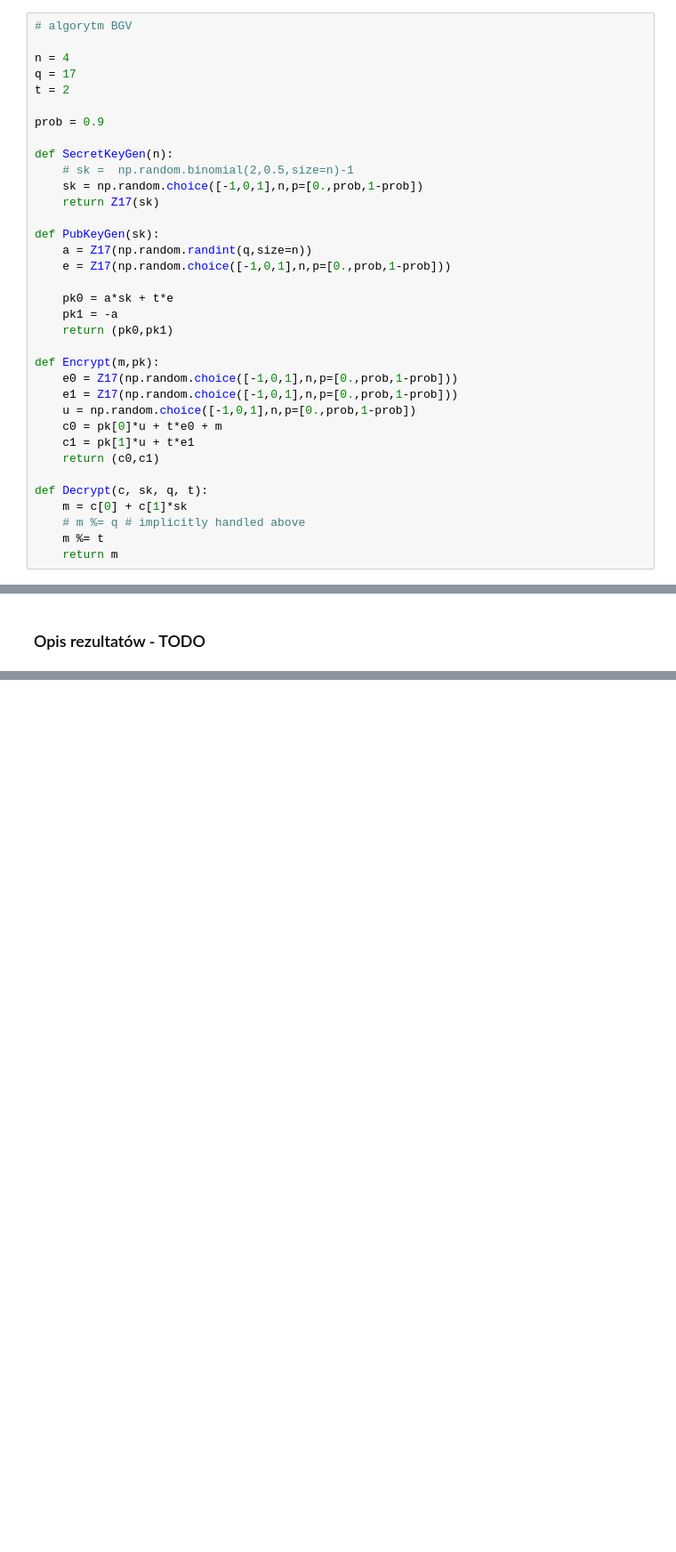
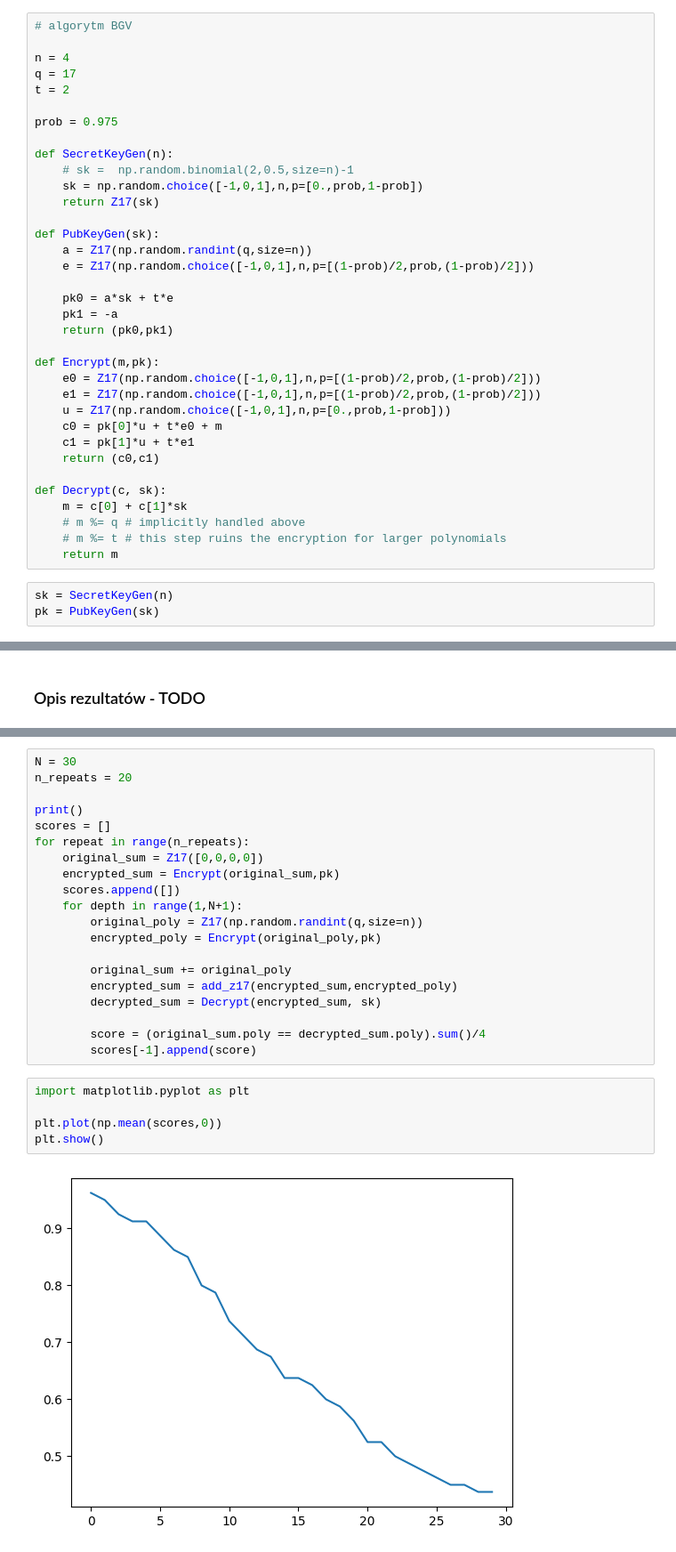
Before and after one commit to my-alaska/cryptography-in-data-analysis, a Jupyter notebook: HOMOMORPHIC_ENCRYPTION/FHE_lab_02.ipynb, the cells around one changed output, grey strips where cells are left out. Shown: that part at 89% size. Drawn from its saved outputs; the diff is of its cells as text; blank space fills up the shorter version.

```diff
--- a/HOMOMORPHIC_ENCRYPTION/FHE_lab_02.ipynb
+++ b/HOMOMORPHIC_ENCRYPTION/FHE_lab_02.ipynb
@@ -51,7 +51,7 @@ n = 4
 q = 17
 t = 2
 
-prob = 0.9
+prob = 0.975
 
 def SecretKeyGen(n):
     # sk =  np.random.binomial(2,0.5,size=n)-1
@@ -60,25 +60,28 @@ def SecretKeyGen(n):
 
 def PubKeyGen(sk):
     a = Z17(np.random.randint(q,size=n))
-    e = Z17(np.random.choice([-1,0,1],n,p=[0.,prob,1-prob]))
+    e = Z17(np.random.choice([-1,0,1],n,p=[(1-prob)/2,prob,(1-prob)/2]))
 
     pk0 = a*sk + t*e
     pk1 = -a
     return (pk0,pk1)
 
 def Encrypt(m,pk):
-    e0 = Z17(np.random.choice([-1,0,1],n,p=[0.,prob,1-prob]))
-    e1 = Z17(np.random.choice([-1,0,1],n,p=[0.,prob,1-prob]))
-    u = np.random.choice([-1,0,1],n,p=[0.,prob,1-prob])
+    e0 = Z17(np.random.choice([-1,0,1],n,p=[(1-prob)/2,prob,(1-prob)/2]))
+    e1 = Z17(np.random.choice([-1,0,1],n,p=[(1-prob)/2,prob,(1-prob)/2]))
+    u = Z17(np.random.choice([-1,0,1],n,p=[0.,prob,1-prob]))
     c0 = pk[0]*u + t*e0 + m
     c1 = pk[1]*u + t*e1
     return (c0,c1)
 
-def Decrypt(c, sk, q, t):
+def Decrypt(c, sk):
     m = c[0] + c[1]*sk
     # m %= q # implicitly handled above
-    m %= t
+    # m %= t # this step ruins the encryption for larger polynomials
     return m
+# %%
+sk = SecretKeyGen(n)
+pk = PubKeyGen(sk)
 # %% [markdown]
 ## Dodawanie `Add`
 # %% [markdown]
@@ -162,0 +211,27 @@ kk = key_switch(None,None,c_z)
+# %%
+N = 30
+n_repeats = 20
+
+print()
+scores = []
+for repeat in range(n_repeats):
+    original_sum = Z17([0,0,0,0])
+    encrypted_sum = Encrypt(original_sum,pk)
+    scores.append([])
+    for depth in range(1,N+1):
+        original_poly = Z17(np.random.randint(q,size=n))
+        encrypted_poly = Encrypt(original_poly,pk)
+
+        original_sum += original_poly
+        encrypted_sum = add_z17(encrypted_sum,encrypted_poly)
+        decrypted_sum = Decrypt(encrypted_sum, sk)
+
+        score = (original_sum.poly == decrypted_sum.poly).sum()/4
+        scores[-1].append(score)
+# %%
+import matplotlib.pyplot as plt
+
+plt.plot(np.mean(scores,0))
+plt.show()
+# %% [output]
+[figure, added]
```
Also changed, not shown: parts of 14 cells of this notebook, 1 other file.
